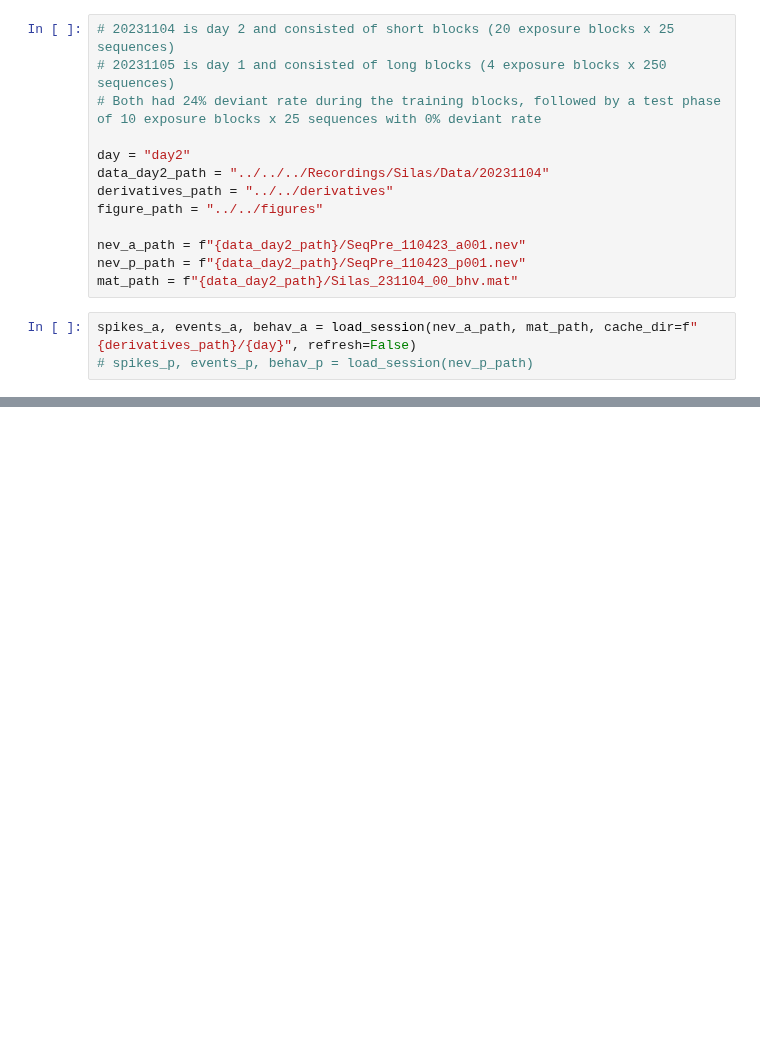
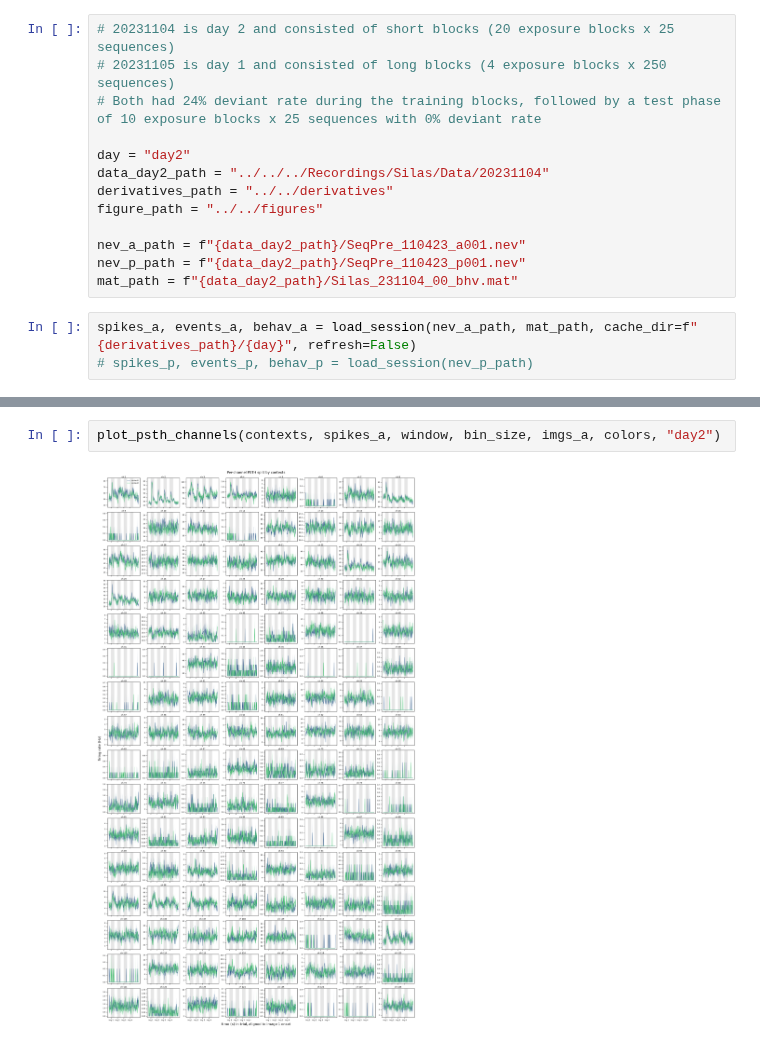
Before and after one commit to rishab-iyer1/passive_seq, a Jupyter notebook: src/decoding_ri/replicate_decoding.ipynb, the cells around one changed output, grey strips where cells are left out. Drawn from its saved outputs; the diff is of its cells as text; blank space fills up the shorter version.

```diff
--- a/src/decoding_ri/replicate_decoding.ipynb
+++ b/src/decoding_ri/replicate_decoding.ipynb
@@ -148,0 +157,4 @@ plt.show()
+# %%
+plot_psth_channels(contexts, spikes_a, window, bin_size, imgs_a, colors, "day2")
+# %% [output]
+[figure, added]
```
Also changed, not shown: parts of 10 cells of this notebook, 3 other files.
